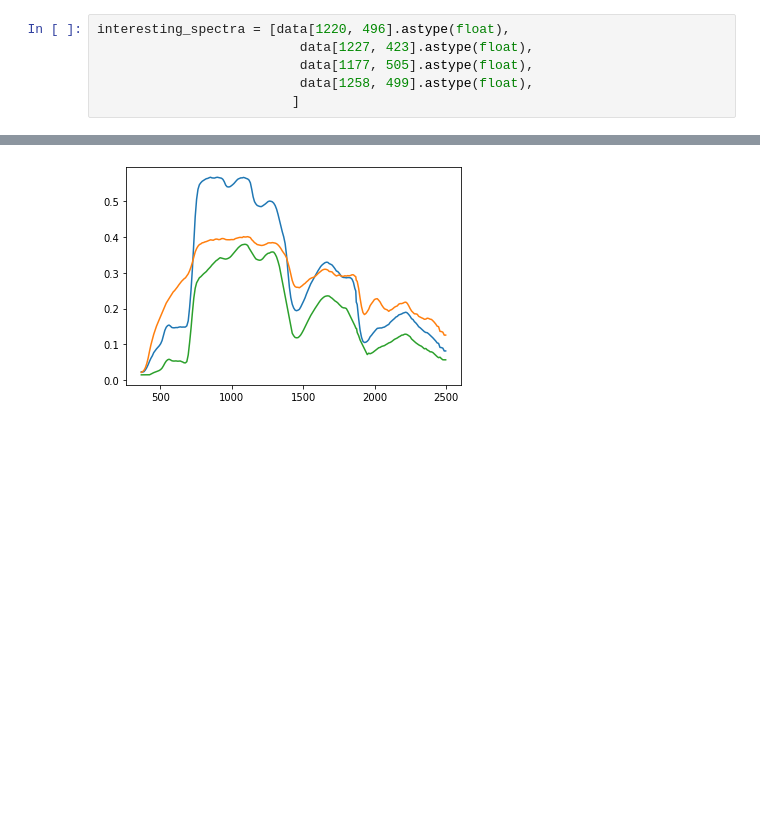
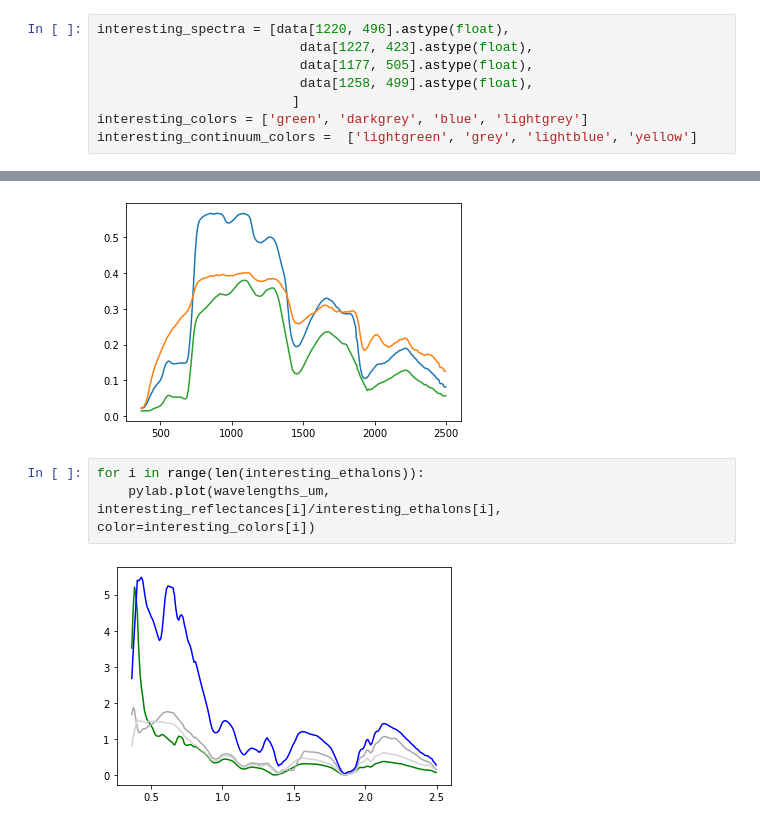
Before and after one commit to kormang/hyperspectralplayground, a Jupyter notebook: hyperspectral.ipynb, the cells around one changed output, grey strips where cells are left out. Cells and saved outputs as stored; diff of their text form; blank space fills up the shorter version.

```diff
--- a/hyperspectral.ipynb
+++ b/hyperspectral.ipynb
@@ -165,5 +165,7 @@ interesting_spectra = [data[1220, 496].astype(float),
                           data[1177, 505].astype(float),
                           data[1258, 499].astype(float),
                          ]
+interesting_colors = ['green', 'darkgrey', 'blue', 'lightgrey']
+interesting_continuum_colors =  ['lightgreen', 'grey', 'lightblue', 'yellow']
 # %%
 from visual_utils import draw_ontop
@@ -726,3 +760,8 @@ grass_spectra = [SpectralData.read_from_file(gf).interpolate_invalid().resample_
 draw_ontop(grass_spectra, wavelengths)
 # %% [output]
 [figure]
+# %%
+for i in range(len(interesting_ethalons)):
+    pylab.plot(wavelengths_um, interesting_reflectances[i]/interesting_ethalons[i], color=interesting_colors[i])
+# %% [output]
+[figure, added]
```
Also changed, not shown: parts of 17 cells of this notebook.
